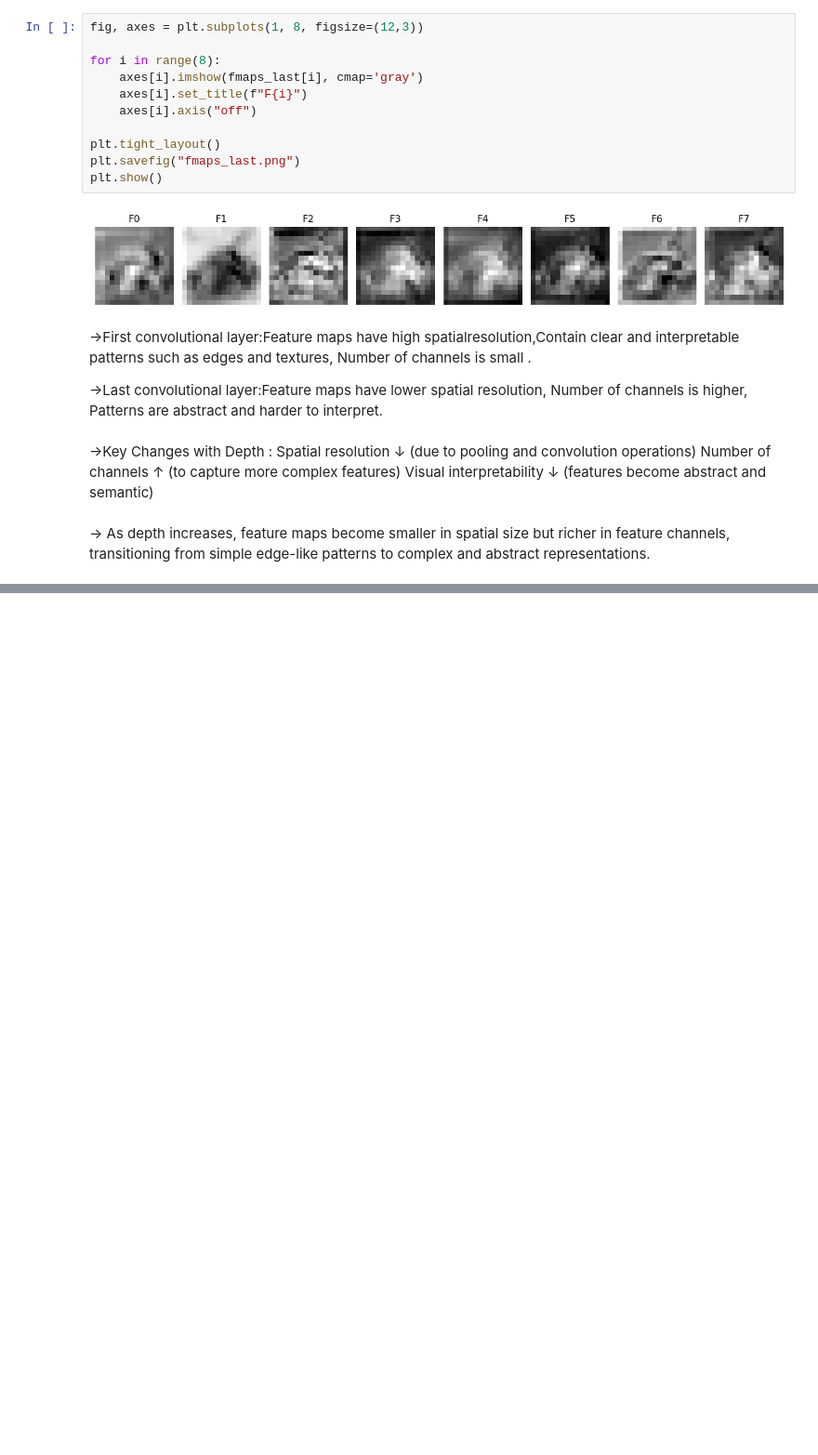
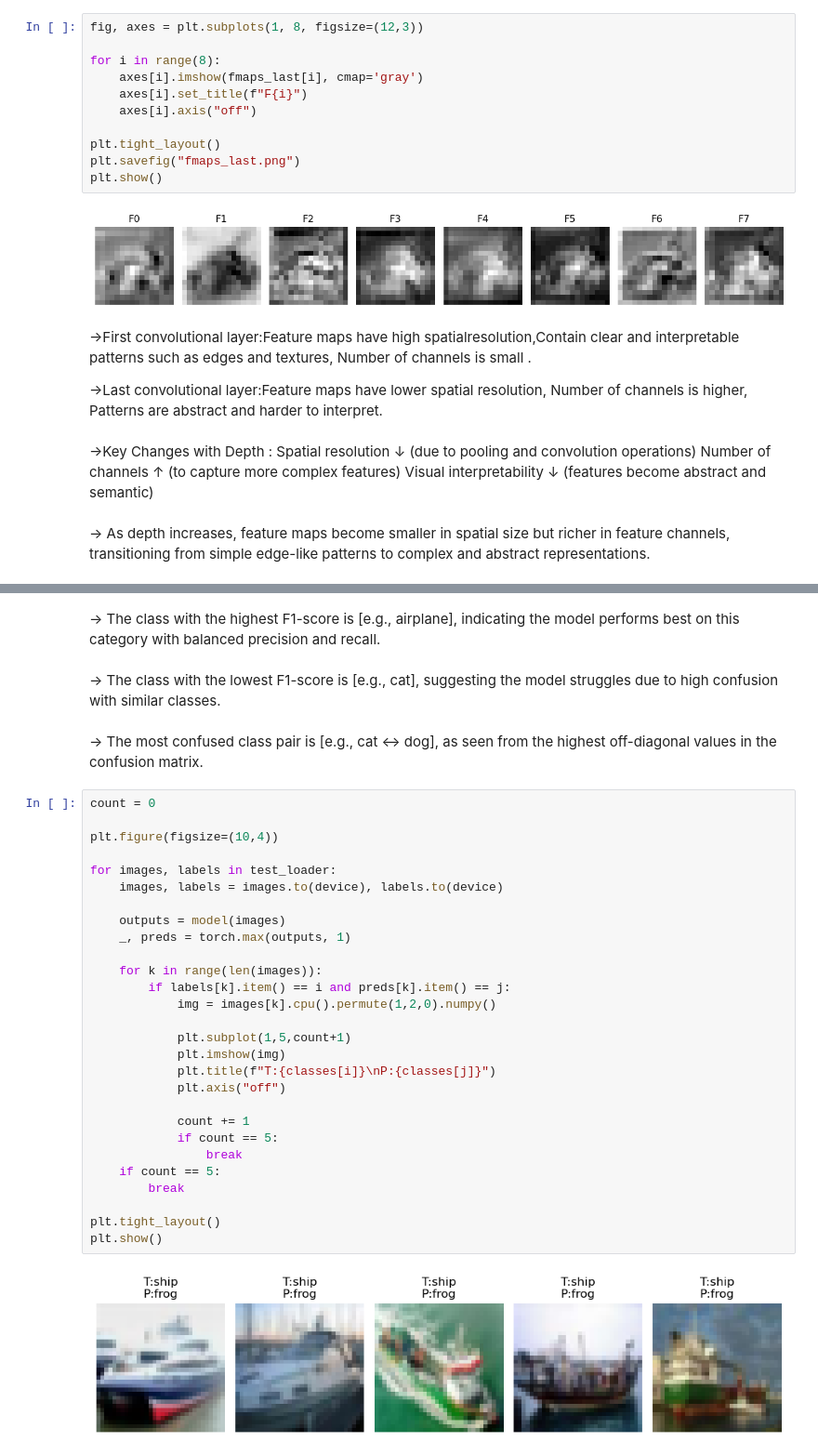
Before and after one commit to ritesh-kr18/CNN_Lab_Work, a Jupyter notebook: 24cd3035_CNN_Lab.ipynb, the cells around one changed output, grey strips where cells are left out. Shown at 93% size. Drawn from its saved outputs; the diff is of its cells as text; blank space fills up the shorter version.

```diff
--- a/24cd3035_CNN_Lab.ipynb
+++ b/24cd3035_CNN_Lab.ipynb
@@ -1401,0 +1648,36 @@ Visual interpretability ↓ (features become abstract and semantic)
+# %% [markdown]
+-> The class with the highest F1-score is [e.g., airplane], indicating the model performs best on this category with balanced precision and recall.
+# %% [markdown]
+-> The class with the lowest F1-score is [e.g., cat], suggesting the model struggles due to high confusion with similar classes.
+# %% [markdown]
+-> The most confused class pair is [e.g., cat ↔ dog], as seen from the highest off-diagonal values in the confusion matrix.
+# %%
+count = 0
+
+plt.figure(figsize=(10,4))
+
+for images, labels in test_loader:
+    images, labels = images.to(device), labels.to(device)
+
+    outputs = model(images)
+    _, preds = torch.max(outputs, 1)
+
+    for k in range(len(images)):
+        if labels[k].item() == i and preds[k].item() == j:
+            img = images[k].cpu().permute(1,2,0).numpy()
+
+            plt.subplot(1,5,count+1)
+            plt.imshow(img)
+            plt.title(f"T:{classes[i]}\nP:{classes[j]}")
+            plt.axis("off")
+
+            count += 1
+            if count == 5:
+                break
+    if count == 5:
+        break
+
+plt.tight_layout()
+plt.show()
+# %% [output]
+[figure, added]
```
Also changed, not shown: parts of 23 cells of this notebook.
